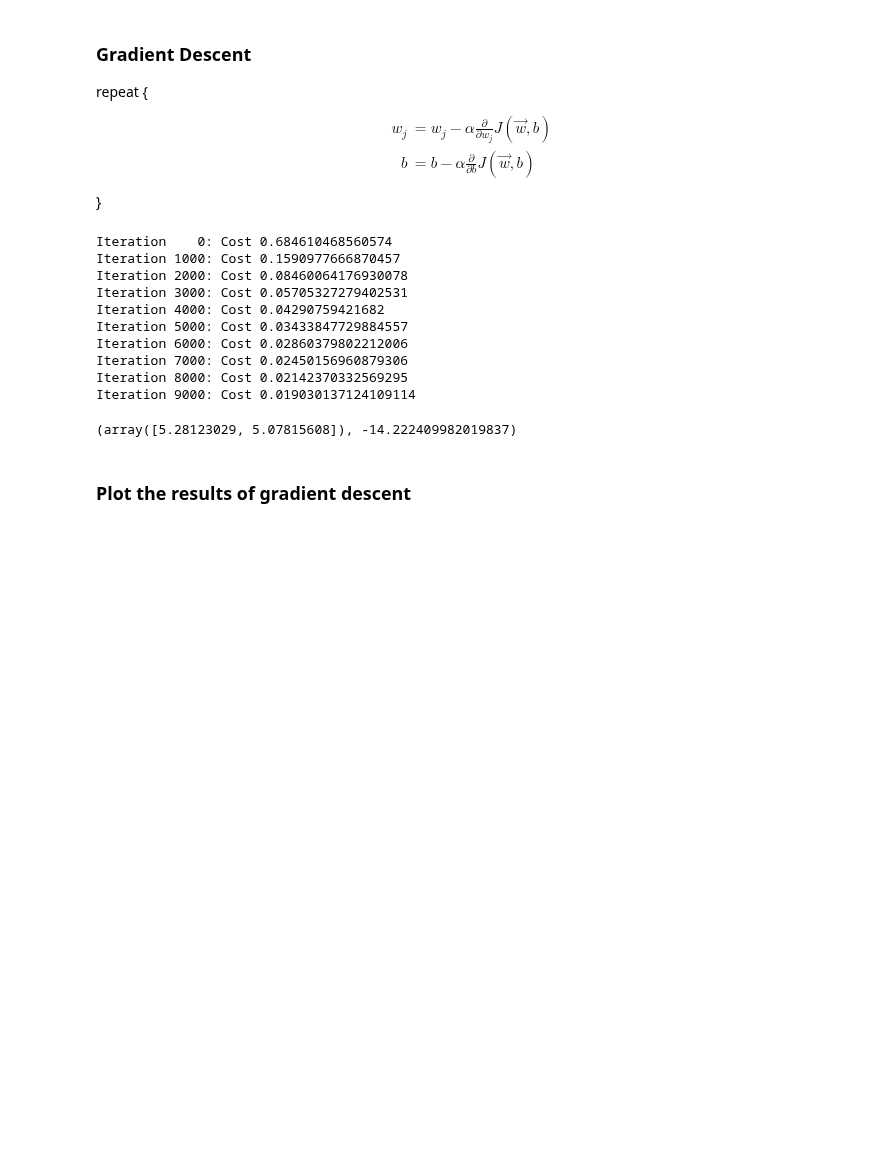
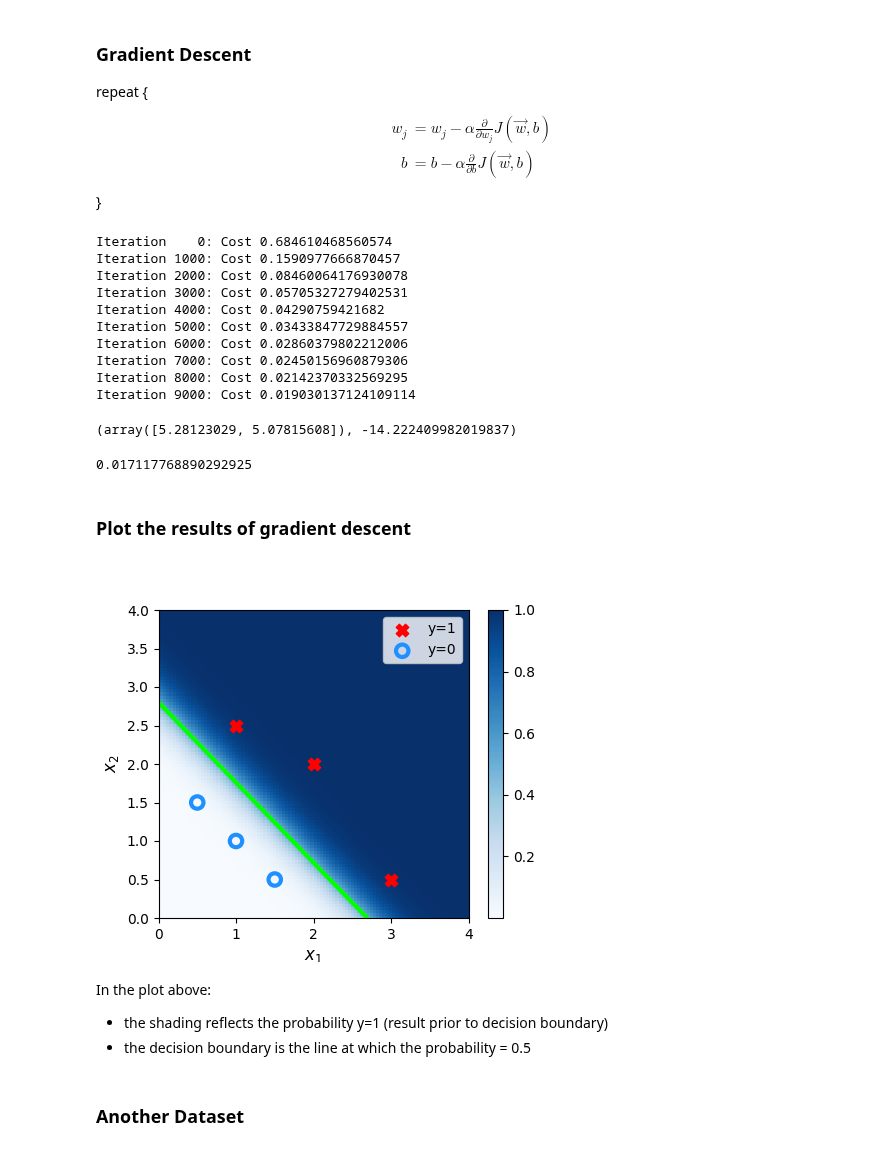
Before and after one commit to PaulToronto/Stanford-Andrew-Ng-Machine-Learning-Specialization, a Jupyter notebook: 1_3_3_1_Lab_Gradient_descent_for_logistic_regression.ipynb, the cells around one changed output. Drawn from its saved outputs; the diff is of its cells as text; code cells hidden in the pictures; blank space fills up the shorter version.

```diff
--- a/1_3_3_1_Lab_Gradient_descent_for_logistic_regression.ipynb
+++ b/1_3_3_1_Lab_Gradient_descent_for_logistic_regression.ipynb
@@ -251,5 +264,9 @@ Iteration 9000: Cost 0.019030137124109114
 w_out, b_out
 # %% [output]
 (array([5.28123029, 5.07815608]), -14.222409982019837)
+# %%
+compute_cost_logistic(x_train, y_train, w_out, b_out)
+# %% [output]
+0.017117768890292925
 # %% [markdown]
 ### Plot the results of gradient descent
@@ -255,0 +294,34 @@ w_out, b_out
+# %%
+fig, ax = plt.subplots(1, 1, figsize=(5, 4))
+
+# plot the probability
+plt_prob(ax, w_out, b_out)
+
+# plot the original data
+ax.scatter(x_train[pos, 0], x_train[pos, 1],
+              marker='X', s=80, c='red', label='y=1')
+ax.scatter(x_train[neg, 0], x_train[neg, 1],
+              marker='o', s=80, facecolors='none',
+              edgecolor='dodgerblue', lw=3, label='y=0')
+
+# plot the decision boundary
+# when x1 = 0
+x0 = -b_out / w_out[0]
+# when x0 = 0
+x1 = -b_out / w_out[1]
+ax.plot([x0, 0], [0, x1], c='lime', lw=3)
+
+ax.axis([0, 4, 0, 4])
+ax.set_xlabel('$x_1$', fontsize=12)
+ax.set_ylabel('$x_2$', fontsize=12)
+ax.legend()
+
+plt.show()
+# %% [output]
+[figure, added]
+# %% [markdown]
+In the plot above:
+ - the shading reflects the probability y=1 (result prior to decision boundary)
+ - the decision boundary is the line at which the probability = 0.5
+# %% [markdown]
+### Another Dataset
```
Also changed, not shown: parts of 15 cells of this notebook.
